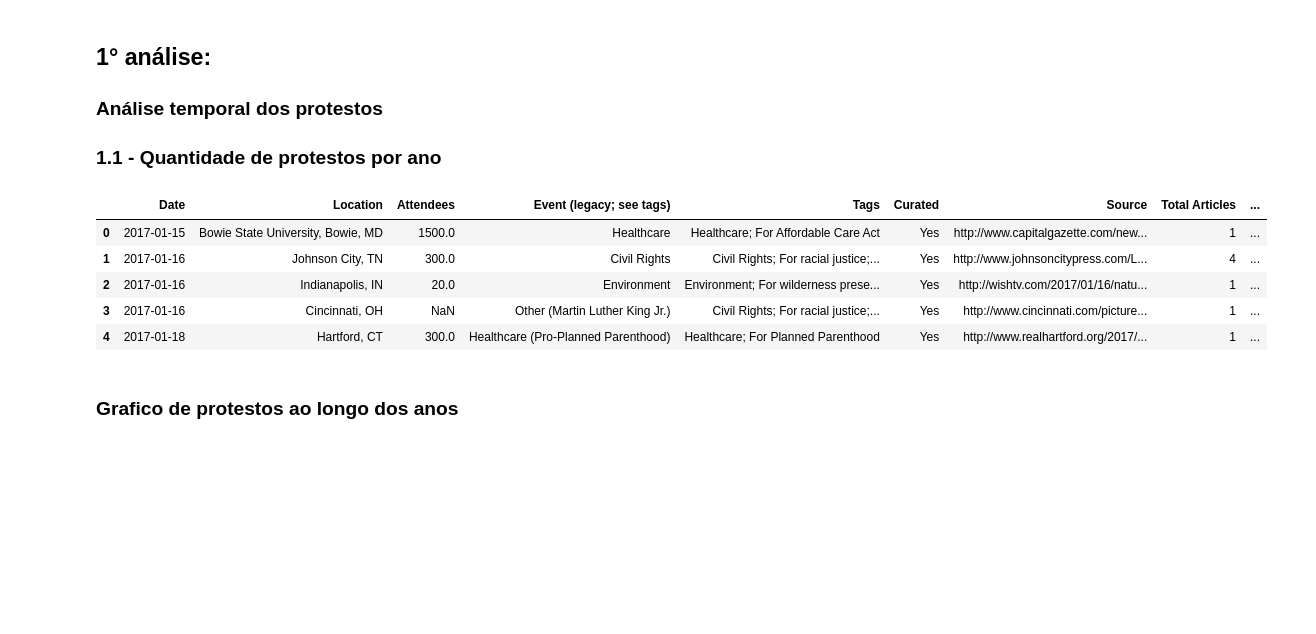
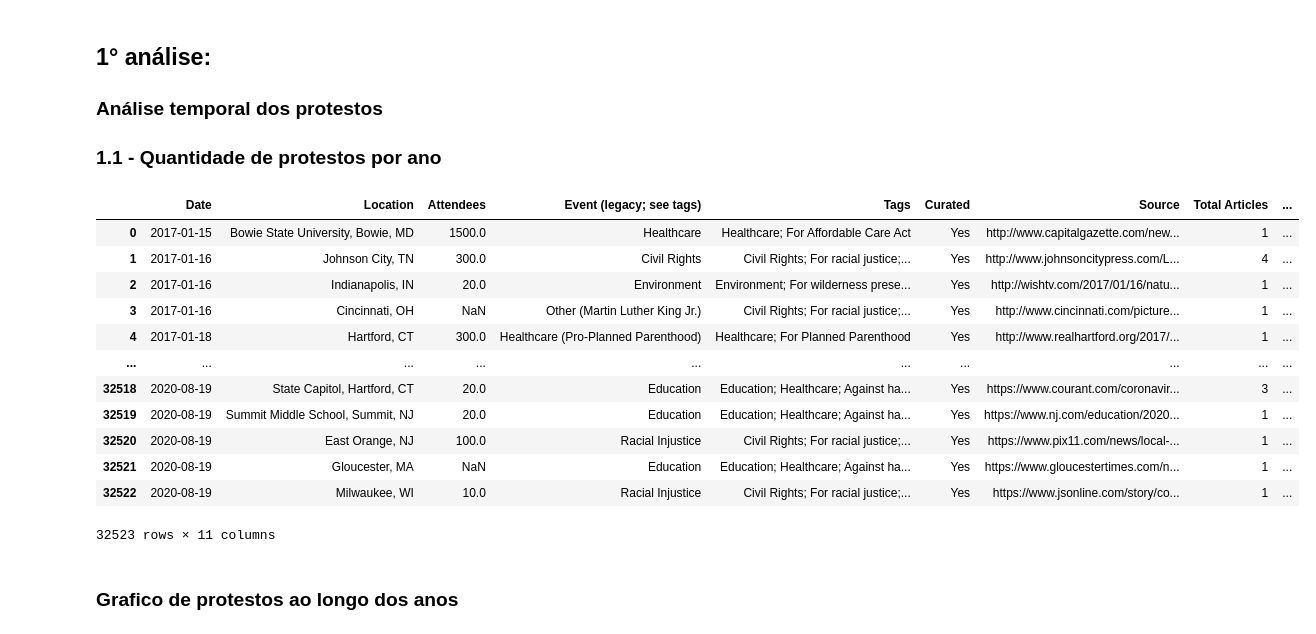
Before and after one commit to Guilherme-s-m/bigdatao, a Jupyter notebook: read.ipynb, the cells around one changed output. Drawn from its saved outputs; the diff is of its cells as text; code cells hidden in the pictures; blank space fills up the shorter version.

```diff
--- a/read.ipynb
+++ b/read.ipynb
@@ -34,17 +34,24 @@ Dask Name: read-csv, 1 graph layer
 # %%
 
 
 df['year'] = pd.DatetimeIndex(df['Date']).year
 df['month'] = pd.DatetimeIndex(df['Date']).month
 df['day'] = pd.DatetimeIndex(df['Date']).day
-df.head()
+df
 # %% [output]
 |  | Date | Location | Attendees | Event (legacy; see tags) | Tags | Curated | Source | Total Articles | ... |
 | 0 | 2017-01-15 | Bowie State University, Bowie, MD | 1500.0 | Healthcare | Healthcare; For Affordable Care Act | Yes | http://www.capitalgazette.com/new... | 1 | ... |
 | 1 | 2017-01-16 | Johnson City, TN | 300.0 | Civil Rights | Civil Rights; For racial justice;... | Yes | http://www.johnsoncitypress.com/L... | 4 | ... |
 | 2 | 2017-01-16 | Indianapolis, IN | 20.0 | Environment | Environment; For wilderness prese... | Yes | http://wishtv.com/2017/01/16/natu... | 1 | ... |
 | 3 | 2017-01-16 | Cincinnati, OH | NaN | Other (Martin Luther King Jr.) | Civil Rights; For racial justice;... | Yes | http://www.cincinnati.com/picture... | 1 | ... |
 | 4 | 2017-01-18 | Hartford, CT | 300.0 | Healthcare (Pro-Planned Parenthood) | Healthcare; For Planned Parenthood | Yes | http://www.realhartford.org/2017/... | 1 | ... |
+| ... | ... | ... | ... | ... | ... | ... | ... | ... | ... |
+| 32518 | 2020-08-19 | State Capitol, Hartford, CT | 20.0 | Education | Education; Healthcare; Against ha... | Yes | https://www.courant.com/coronavir... | 3 | ... |
+| 32519 | 2020-08-19 | Summit Middle School, Summit, NJ | 20.0 | Education | Education; Healthcare; Against ha... | Yes | https://www.nj.com/education/2020... | 1 | ... |
+| 32520 | 2020-08-19 | East Orange, NJ | 100.0 | Racial Injustice | Civil Rights; For racial justice;... | Yes | https://www.pix11.com/news/local-... | 1 | ... |
+| 32521 | 2020-08-19 | Gloucester, MA | NaN | Education | Education; Healthcare; Against ha... | Yes | https://www.gloucestertimes.com/n... | 1 | ... |
+| 32522 | 2020-08-19 | Milwaukee, WI | 10.0 | Racial Injustice | Civil Rights; For racial justice;... | Yes | https://www.jsonline.com/story/co... | 1 | ... |
+32523 rows × 11 columns
 # %% [markdown]
 ### Grafico de protestos ao longo dos anos
 # %%
```
Also changed, not shown: parts of 11 cells of this notebook, 1 other file.
